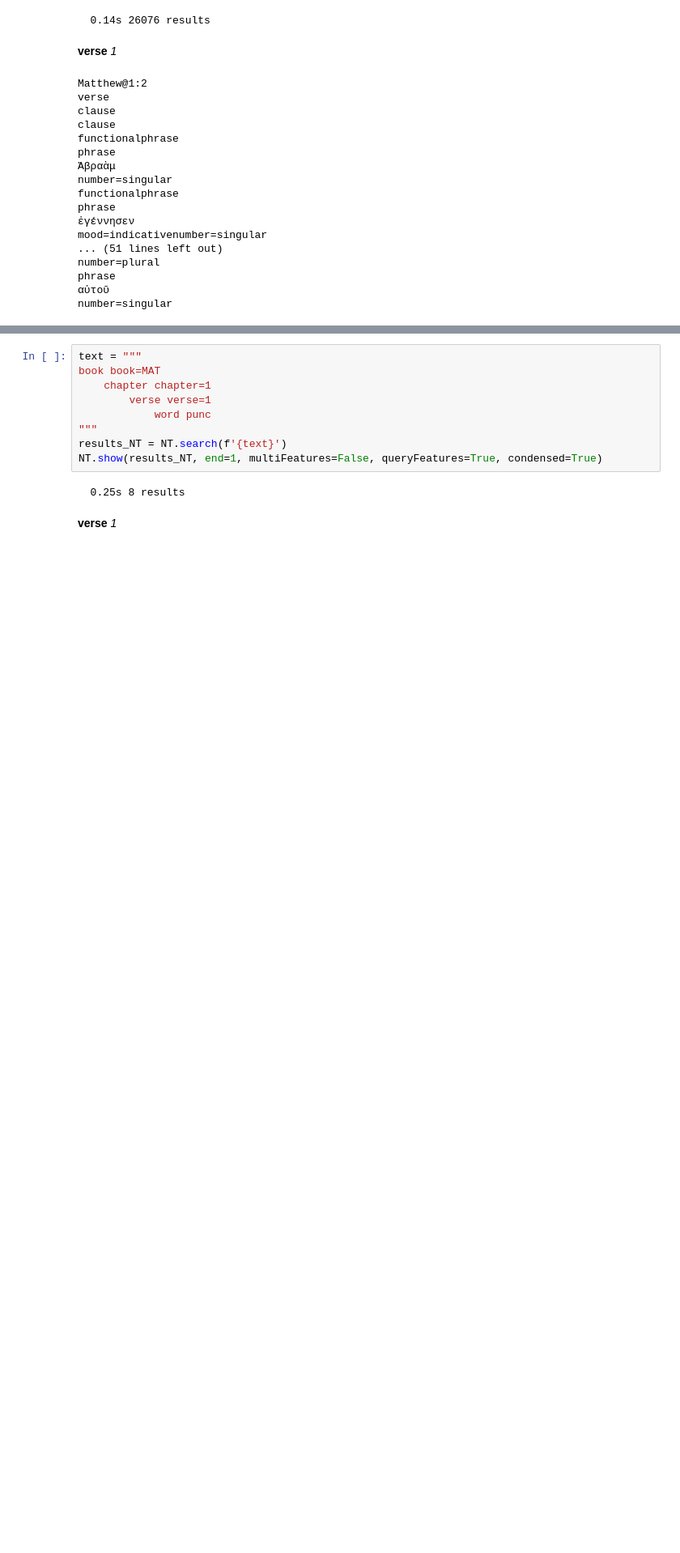
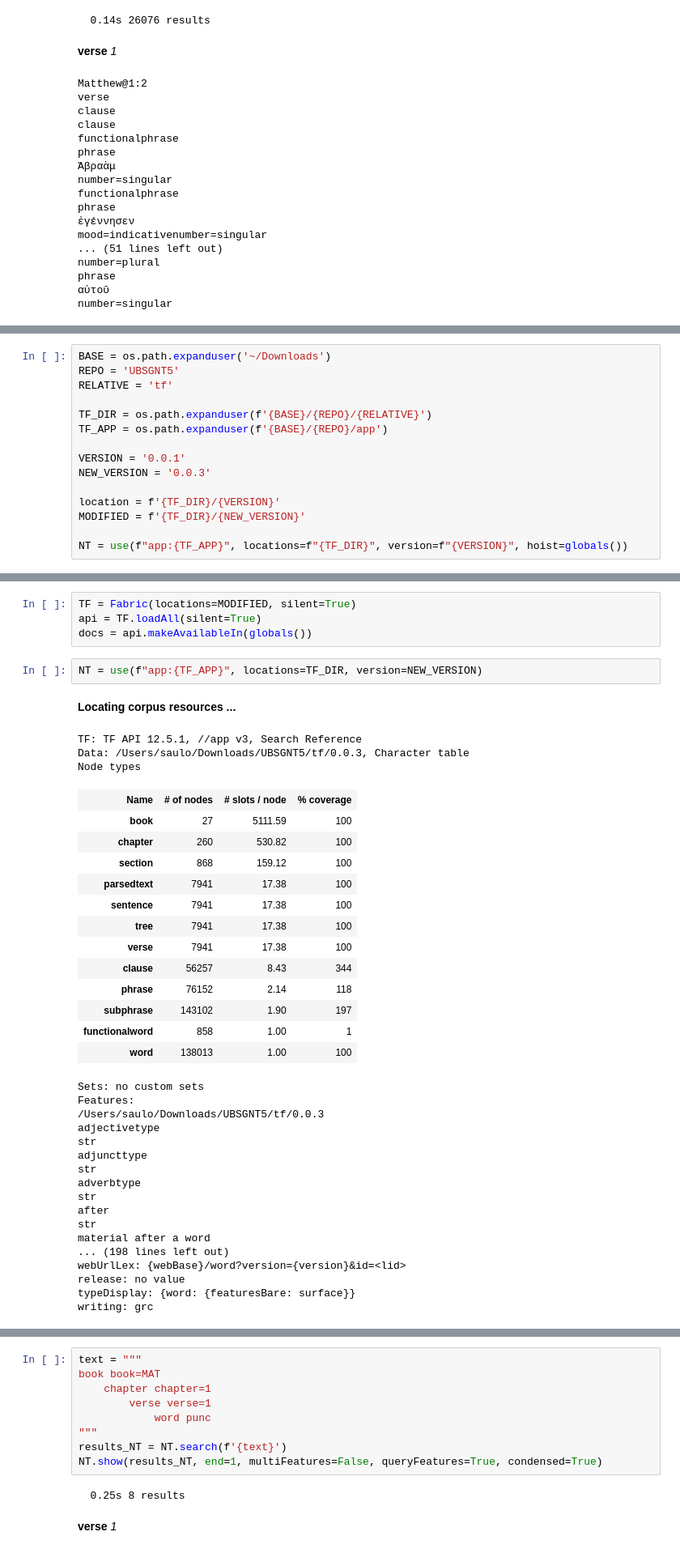
Before and after one commit to saulocantanhede/experiment, a Jupyter notebook: convert-mql.ipynb, the cells around one changed output, grey strips where cells are left out. Shown at 81% size. Drawn from its saved outputs; the diff is of its cells as text; blank space fills up the shorter version.

```diff
--- a/convert-mql.ipynb
+++ b/convert-mql.ipynb
@@ -966,0 +978,15 @@ number=singular
+# %%
+BASE = os.path.expanduser('~/Downloads')
+REPO = 'UBSGNT5'
+RELATIVE = 'tf'
+
+TF_DIR = os.path.expanduser(f'{BASE}/{REPO}/{RELATIVE}')
+TF_APP = os.path.expanduser(f'{BASE}/{REPO}/app')
+
+VERSION = '0.0.1'
+NEW_VERSION = '0.0.3'
+
+location = f'{TF_DIR}/{VERSION}'
+MODIFIED = f'{TF_DIR}/{NEW_VERSION}'
+
+NT = use(f"app:{TF_APP}", locations=f"{TF_DIR}", version=f"{VERSION}", hoist=globals())
@@ -966,0 +1547,41 @@ number=singular
+# %%
+TF = Fabric(locations=MODIFIED, silent=True)
+api = TF.loadAll(silent=True)
+docs = api.makeAvailableIn(globals())
+# %%
+NT = use(f"app:{TF_APP}", locations=TF_DIR, version=NEW_VERSION)
+# %% [output]
+**Locating corpus resources ...**
+TF: TF API 12.5.1, //app v3, Search Reference
+Data: /Users/saulo/Downloads/UBSGNT5/tf/0.0.3, Character table
+Node types
+| Name | # of nodes | # slots / node | % coverage |
+| book | 27 | 5111.59 | 100 |
+| chapter | 260 | 530.82 | 100 |
+| section | 868 | 159.12 | 100 |
+| parsedtext | 7941 | 17.38 | 100 |
+| sentence | 7941 | 17.38 | 100 |
+| tree | 7941 | 17.38 | 100 |
+| verse | 7941 | 17.38 | 100 |
+| clause | 56257 | 8.43 | 344 |
+| phrase | 76152 | 2.14 | 118 |
+| subphrase | 143102 | 1.90 | 197 |
+| functionalword | 858 | 1.00 | 1 |
+| word | 138013 | 1.00 | 100 |
+Sets: no custom sets
+Features:
+/Users/saulo/Downloads/UBSGNT5/tf/0.0.3
+adjectivetype
+str
+adjuncttype
+str
+adverbtype
+str
+after
+str
+material after a word
+... (198 lines left out)
+webUrlLex: {webBase}/word?version={version}&id=<lid>
+release: no value
+typeDisplay: {word: {featuresBare: surface}}
+writing: grc
```
Also changed, not shown: parts of 145 cells of this notebook.
